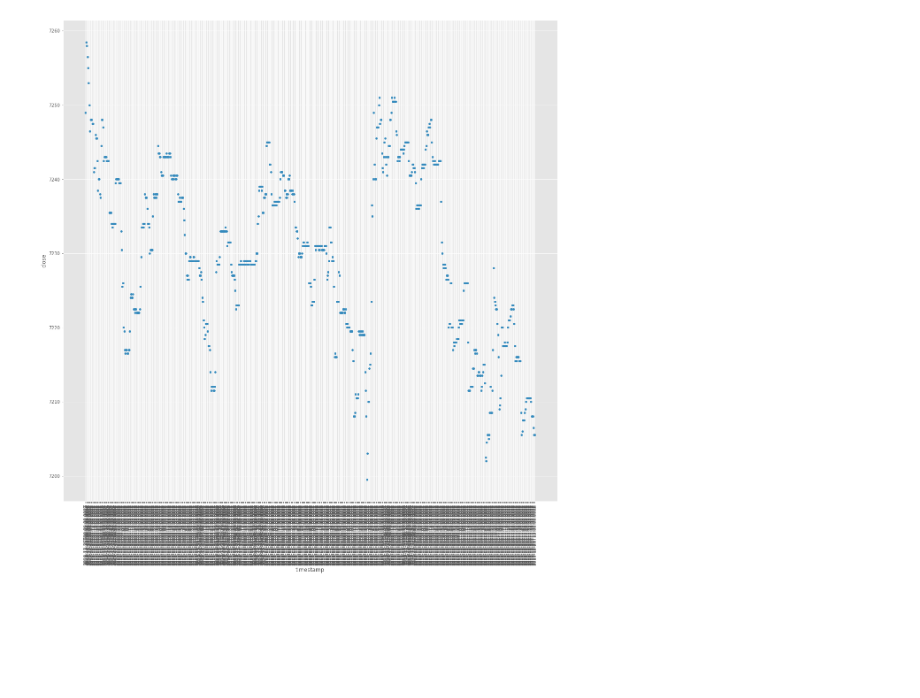
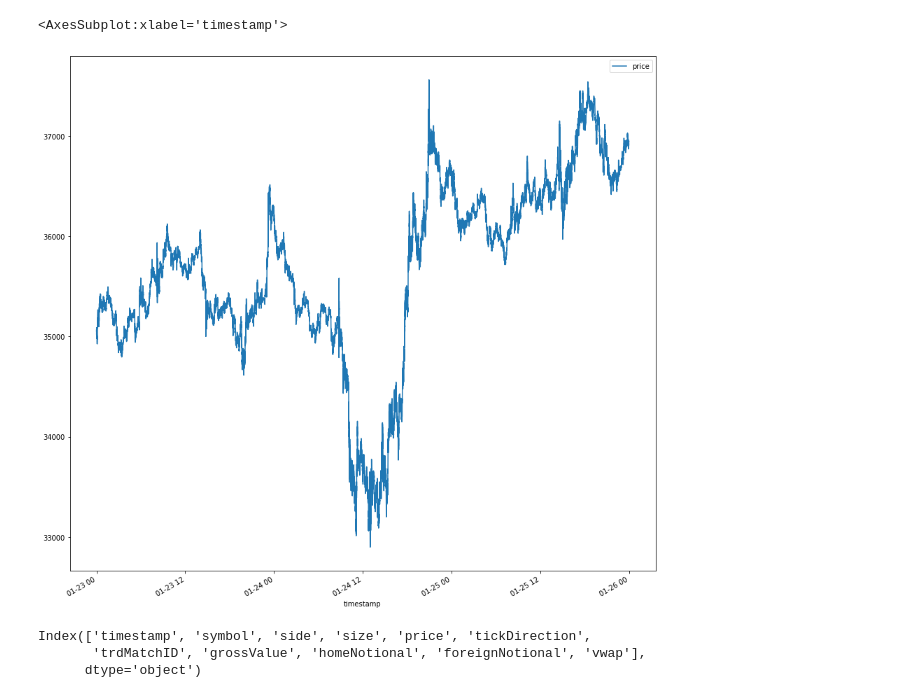
Before and after one commit to rohith2506/aifm, a Jupyter notebook: Imbalance bars.ipynb, the cells around one changed output. Saved outputs shown, nothing was run; the diff lists cells and outputs as text; code cells hidden in the pictures; blank space fills up the shorter version.

```diff
--- a/Imbalance bars.ipynb
+++ b/Imbalance bars.ipynb
@@ -28,6 +14,14 @@ bitmex_trade_data[:10]
 # %%
-import pandas as pd
+from datetime import datetime
+data['timestamp'] = data.timestamp.map(lambda t: datetime.strptime(t[:-3], "%Y-%m-%dD%H:%M:%S.%f"))
 # %%
-df = pd.DataFrame(bitmex_trade_data)
+import numpy as np
+def compute_vwap(df):
+    p, q = df['price'], df['foreignNotional']
+    vwap = np.sum(p * q) / np.sum(q)
+    df['vwap'] = vwap
+    return df
+
+data_index = data.set_index(data.timestamp)
 # %%
-df.head
+data_time_group = data_index.groupby(pd.Grouper(freq='15Min'))
@@ -52,3 +28,4 @@ df.head
 # %%
-df.columns
+data_time_vwap = data_time_group.apply(compute_vwap)
+data_time_vwap
 # %% [output]
@@ -59,7 +46,6 @@ Index(['timestamp', 'symbol', 'open', 'high', 'low', 'close', 'trades',
 # %%
-df.plot(x = 'timestamp', y = 'close', kind='scatter', figsize=(20,20))
-plt.xticks(rotation=90)
-plt.show()
+data_time_vwap.plot(x = 'timestamp', y = 'price', figsize=(15, 15))
 # %% [output]
+<AxesSubplot:xlabel='timestamp'>
-[figure, old version]
+[figure, new version]
 # %%
@@ -73 +66,7 @@ new_df = get_tick_bars(df)
+# %%
+data_tick_vwap.columns
+# %% [output]
+Index(['timestamp', 'symbol', 'side', 'size', 'price', 'tickDirection',
+       'trdMatchID', 'grossValue', 'homeNotional', 'foreignNotional', 'vwap'],
+      dtype='object')
 # %%
```
Also changed, not shown: parts of 19 cells of this notebook, 4 other files.
